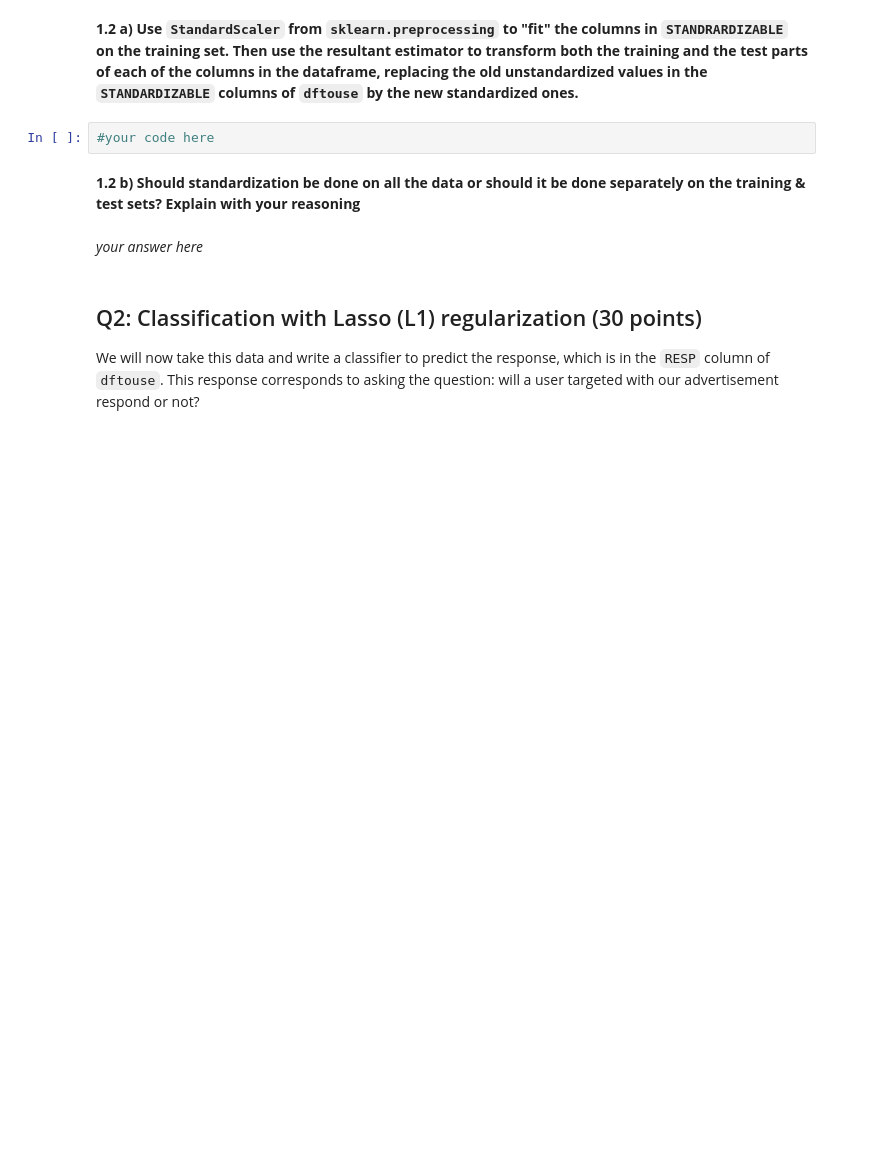
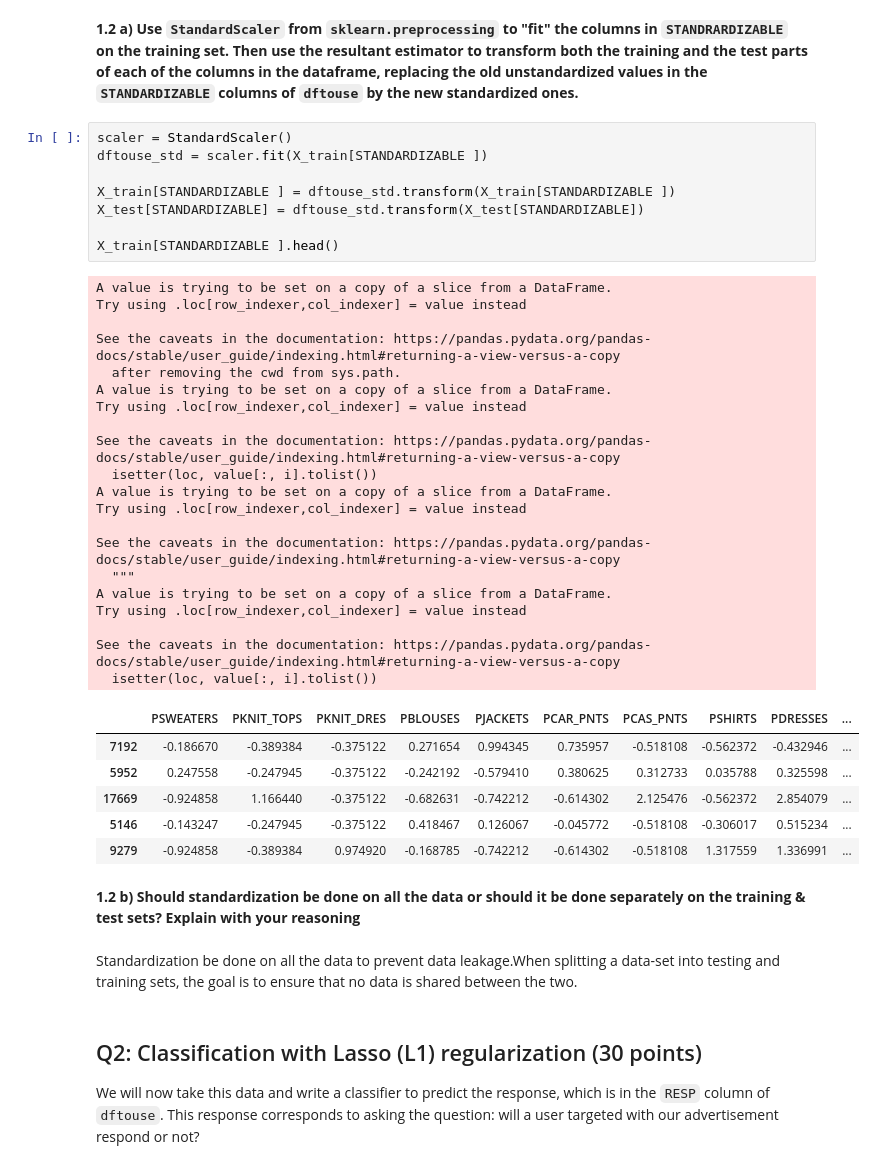
Before and after one commit to pramendra/hem_pram_Homework3, a Jupyter notebook: distribute_HW3.ipynb, the cells around one changed output. Drawn from its saved outputs; the diff is of its cells as text; blank space fills up the shorter version.

```diff
--- a/distribute_HW3.ipynb
+++ b/distribute_HW3.ipynb
@@ -144,12 +172,45 @@ ZERO_IMPORTANT_VARS = [u'PREVPD', u'AMSPEND', u'PSSPEND', u'CCSPEND', u'AXSPEND'
 STANDARDIZABLE = PERCENT_VARS + ZERO_IMPORTANT_VARS + [u'FRE', u'MON',  u'AVRG', u'GMP', u'PROMOS', u'DAYS', u'FREDAYS', u'MARKDOWN', u'CLASSES', u'COUPONS', u'STYLES',  u'MAILED',  u'RESPONSERATE', u'HI', u'LTFREDAY']
 # %% [markdown]
 **1.2 a) Use `StandardScaler` from `sklearn.preprocessing` to "fit" the columns in `STANDRARDIZABLE` on the training set. Then use the resultant estimator to transform both the training and the test parts of each of the columns in the dataframe, replacing the old unstandardized values in the `STANDARDIZABLE` columns of `dftouse` by the new standardized ones.**
-# %%
-#your code here
+# %%
+scaler = StandardScaler()
+dftouse_std = scaler.fit(X_train[STANDARDIZABLE ])
+
+X_train[STANDARDIZABLE ] = dftouse_std.transform(X_train[STANDARDIZABLE ])
+X_test[STANDARDIZABLE] = dftouse_std.transform(X_test[STANDARDIZABLE])
+
+X_train[STANDARDIZABLE ].head()
+# %% [output]
+A value is trying to be set on a copy of a slice from a DataFrame.
+Try using .loc[row_indexer,col_indexer] = value instead
+
+See the caveats in the documentation: https://pandas.pydata.org/pandas-docs/stable/user_guide/indexing.html#returning-a-view-versus-a-copy
+  after removing the cwd from sys.path.
+A value is trying to be set on a copy of a slice from a DataFrame.
+Try using .loc[row_indexer,col_indexer] = value instead
+
+See the caveats in the documentation: https://pandas.pydata.org/pandas-docs/stable/user_guide/indexing.html#returning-a-view-versus-a-copy
+  isetter(loc, value[:, i].tolist())
+A value is trying to be set on a copy of a slice from a DataFrame.
+Try using .loc[row_indexer,col_indexer] = value instead
+
+See the caveats in the documentation: https://pandas.pydata.org/pandas-docs/stable/user_guide/indexing.html#returning-a-view-versus-a-copy
+  """
+A value is trying to be set on a copy of a slice from a DataFrame.
+Try using .loc[row_indexer,col_indexer] = value instead
+
+See the caveats in the documentation: https://pandas.pydata.org/pandas-docs/stable/user_guide/indexing.html#returning-a-view-versus-a-copy
+  isetter(loc, value[:, i].tolist())
+|  | PSWEATERS | PKNIT_TOPS | PKNIT_DRES | PBLOUSES | PJACKETS | PCAR_PNTS | PCAS_PNTS | PSHIRTS | PDRESSES | ... |
+| 7192 | -0.186670 | -0.389384 | -0.375122 | 0.271654 | 0.994345 | 0.735957 | -0.518108 | -0.562372 | -0.432946 | ... |
+| 5952 | 0.247558 | -0.247945 | -0.375122 | -0.242192 | -0.579410 | 0.380625 | 0.312733 | 0.035788 | 0.325598 | ... |
+| 17669 | -0.924858 | 1.166440 | -0.375122 | -0.682631 | -0.742212 | -0.614302 | 2.125476 | -0.562372 | 2.854079 | ... |
+| 5146 | -0.143247 | -0.247945 | -0.375122 | 0.418467 | 0.126067 | -0.045772 | -0.518108 | -0.306017 | 0.515234 | ... |
+| 9279 | -0.924858 | -0.389384 | 0.974920 | -0.168785 | -0.742212 | -0.614302 | -0.518108 | 1.317559 | 1.336991 | ... |
 # %% [markdown]
 **1.2 b) Should standardization be done on all the data or should it be done separately on the training & test sets? Explain with your reasoning**
-# %% [markdown]
-*your answer here*
+# %% [markdown]
+Standardization be done on all the data to prevent data leakage.When splitting a data-set into testing and training sets, the goal is to ensure that no data is shared between the two.
 # %% [markdown]
 ## Q2: Classification with Lasso (L1) regularization (30 points)
 
```
Also changed, not shown: parts of 29 cells of this notebook.
